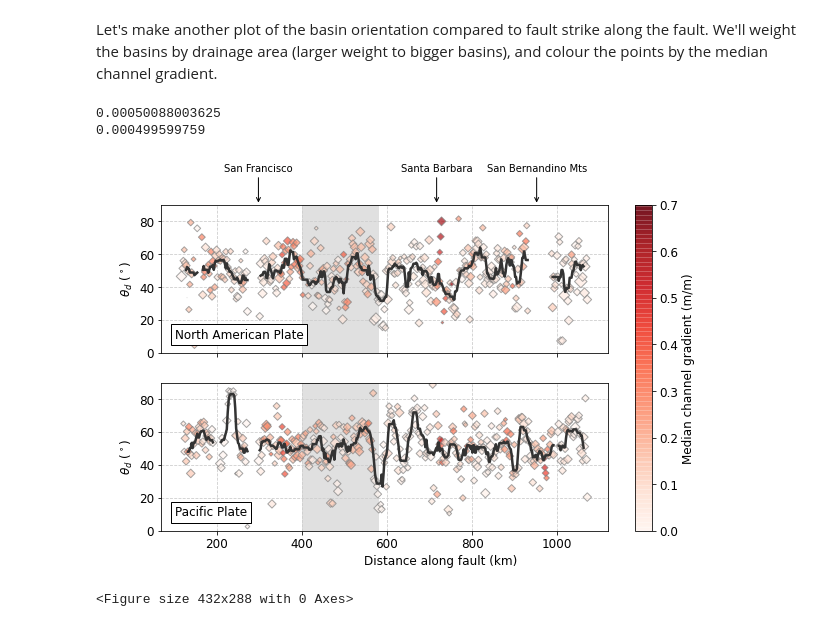
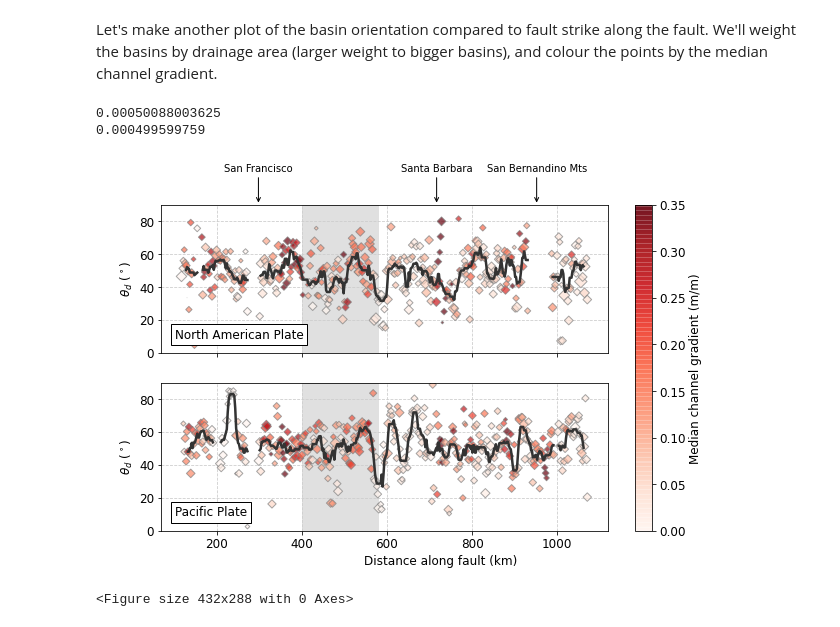
Before and after one commit to fclubb/fault-swath, a Jupyter notebook: notebooks/Fig4_basin_orientation.ipynb, the cells around one changed output. Drawn from its saved outputs; the diff is of its cells as text; code cells hidden in the pictures.

```diff
--- a/notebooks/Fig4_basin_orientation.ipynb
+++ b/notebooks/Fig4_basin_orientation.ipynb
@@ -16,12 +18,15 @@ import swath_profile as swath
 # %% [markdown]
 Define the base directory and some filenames. Read in the shapefile of points along the SAF
 # %%
-base_dir = '/home/bjdd72/san_andreas/'
-data_dir = '/home/bjdd72/san_andreas/SAF_only/'
+base_dir = '/media/TopographicData/TopographicData/san_andreas/'
+data_dir = '/media/TopographicData/TopographicData/san_andreas/SAF_combined/SAF_only/'
 fname_prefix='SAF_only'
 basin_shp = data_dir+fname_prefix+'_channel_slopes_by_basin_SO3.shp'
 basin_gdf = gpd.read_file(basin_shp)
-fault_pts = gpd.read_file(base_dir+'SanAndreasPoints.shp')
+fault_pts = gpd.read_file(data_dir+'SanAndreasPoints.shp')
+
+max_slope = 0.35 # define the max slope for normalising colourmaps
+this_cmap = 'Reds'
 # %% [markdown]
 ## Rose diagrams
 # %% [markdown]
@@ -103,39 +108,39 @@ for i, title in enumerate(titles):
 
     # plot the deflection along fault and colour by median channel slope in each basin
     print(slope.min())
-    norm = colors.Normalize(vmin=0, vmax=0.7)
-    pcm = ax[i].scatter(x=gr['fault_dist'], y=gr['Deflection_weighted'], c=slope, cmap=cm.Reds, norm=norm, edgecolor='0.5', zorder=2, s=area/1000, marker='D', alpha=0.7)
+    norm = colors.Normalize(vmin=0, vmax=max_slope)
+    pcm = ax[i].scatter(x=gr['fault_dist'], y=gr['Deflection_weighted'], c=slope, cmap=this_cmap, norm=norm, edgecolor='0.5', zorder=2, s=area/1000, marker='D', alpha=0.7)
     ax[i].axvspan(400, 580, facecolor='0.8', alpha=0.6, zorder=1)
 
 
     # rolling median
     slopes_df = gr.sort_values(by='fault_dist')
     slopes_df['rollmedian'] = slopes_df['Deflection_weighted'].rolling(10, center=True).median()
     #print(slopes_df)
 
     # create a mask for gaps in the median slopes
     these_dists = slopes_df['fault_dist'].values
     mask_starts = np.where(these_dists-np.roll(these_dists,1) > 10)[0]
     #print(mask_starts)
     mc = ma.array(slopes_df['rollmedian'].values)
     mc[mask_starts] = ma.masked
     ax[i].plot(slopes_df['fault_dist'], mc, c='0.2', zorder=100, lw=2.5, ls='-', alpha=1)
 
 # placenames
 labels_df = pd.read_csv(base_dir+'Uplift_rates/placenames.csv')
 labels = labels_df['Label']
 labels_dist = labels_df['fault_dist']
 for i in range(0, len(labels)):
     ax[0].annotate(labels[i], xy=(labels_dist[i],90), xytext=(labels_dist[i], 110), ha='center', fontsize=10, arrowprops=dict(facecolor='k', arrowstyle="->"))
 
 # finalise the figure
 plt.xlabel('Distance along fault (km)')
 fig.colorbar(pcm, ax=ax, label='Median channel gradient (m/m)')
 plt.show()
 # %% [output]
 0.00050088003625
 0.000499599759
-[figure, old version]
+[figure, new version]
 # %%
 # Save the figure
 fig.savefig(data_dir+fname_prefix+'_basins_deflection.png', dpi=300, facecolor='white')
```
Also changed, not shown: parts of 5 cells of this notebook, 1 other file.
